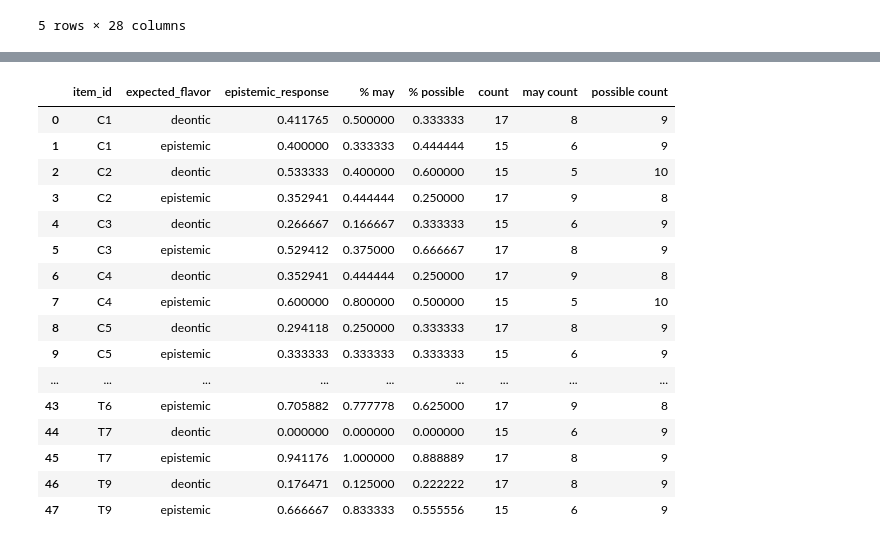
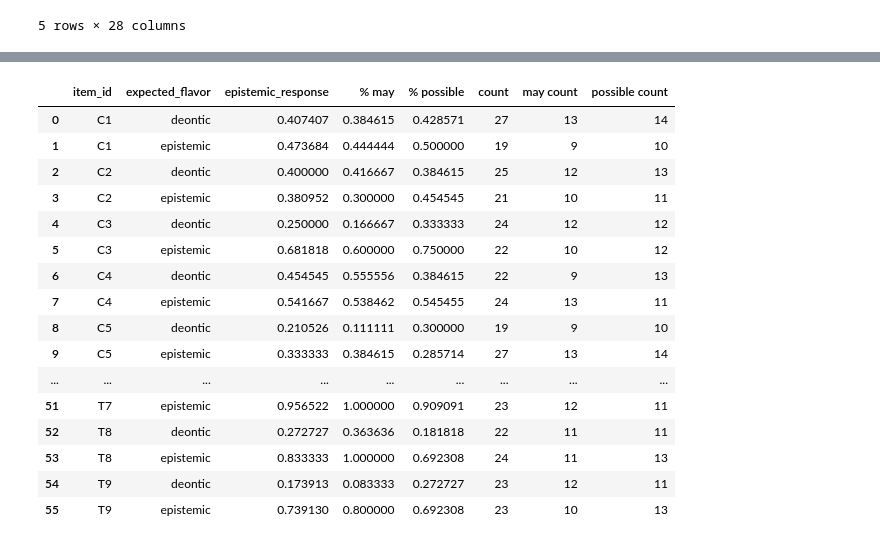
Before and after one commit to lucas-y-li/modal-learning, a Jupyter notebook: norming_results/analyze_results.ipynb, the cells around one changed output, grey strips where cells are left out. Saved outputs shown, nothing was run; the diff lists cells and outputs as text; code cells hidden in the pictures.

Commit message:
added new pilot results

```diff
--- a/norming_results/analyze_results.ipynb
+++ b/norming_results/analyze_results.ipynb
@@ -136,0 +183,3 @@ See the caveats in the documentation: https://pandas.pydata.org/pandas-docs/stab
+# %%
+results = pd.concat([results, results_remaining])
+print(results.shape)
@@ -136,0 +188,3 @@ See the caveats in the documentation: https://pandas.pydata.org/pandas-docs/stab
+# %%
+results["response_polarity"] = results["response"].apply(lambda x: " not " not in x)
+results[["response", "response_polarity"]]
@@ -138,6 +206,12 @@ See the caveats in the documentation: https://pandas.pydata.org/pandas-docs/stab
 # Your current coding:
 # future eventive = expected deontic
 # everything else = expected epistemic
+# negated if negative force or flavour test cases
+
 results["expected_flavour"] = results["temporal_orientation"].apply(
     lambda x: "deontic" if x == "future eventive" else "epistemic"
 )
+results["expected_flavour"] = results.apply(
+    lambda x: x["expected_flavour"] if x["response_polarity"] else "epistemic" if x["expected_flavour"] == "deontic" else "deontic",
+    axis=1
+)
@@ -187,6 +238,3 @@ binom_test(results, "order", "selected")
 # %%
-results["response_polarity"] = results["response"].apply(lambda x: " not " in x)
-
-# binom_test(results, ["expected_flavour", "response_polarity"], "selected")
-results.groupby(["expected_flavour", "response_polarity"])["selected"].value_counts()
+results.groupby(["expected_flavour", "response_polarity", "response_condition"])["selected"].value_counts()
 # %% [output]
@@ -383,46 +480,46 @@ possible            0.333333   0.538462               0.205128
 # %%
-item_analysis = df_no_wh.groupby([
+item_analysis = df.groupby([
     "item_id", "expected_flavor"
     ])["epistemic_response"].mean().reset_index()
 
-item_analysis["% may"] = df_no_wh[(df_no_wh["response_condition"] == "may")].groupby([
+item_analysis["% may"] = df[(df["response_condition"] == "may")].groupby([
     "item_id", "expected_flavor"
     ])["epistemic_response"].mean().reset_index()["epistemic_response"]
 
-item_analysis["% possible"] = df_no_wh[(df_no_wh["response_condition"] == "possible")].groupby([
+item_analysis["% possible"] = df[(df["response_condition"] == "possible")].groupby([
     "item_id", "expected_flavor"
     ])["epistemic_response"].mean().reset_index()["epistemic_response"]
 
-item_analysis["count"] = df_no_wh.groupby([
+item_analysis["count"] = df.groupby([
     "item_id", "expected_flavor"
     ])["epistemic_response"].count().reset_index()["epistemic_response"]
 
-item_analysis["may count"] = df_no_wh[(df_no_wh["response_condition"] == "may")].groupby([
+item_analysis["may count"] = df[(df["response_condition"] == "may")].groupby([
     "item_id", "expected_flavor"
     ])["epistemic_response"].count().reset_index()["epistemic_response"]
 
-item_analysis["possible count"] = df_no_wh[(df_no_wh["response_condition"] == "possible")].groupby([
+item_analysis["possible count"] = df[(df["response_condition"] == "possible")].groupby([
     "item_id", "expected_flavor"
     ])["epistemic_response"].count().reset_index()["epistemic_response"]
 
 item_analysis
 # %% [output]
 |  | item_id | expected_flavor | epistemic_response | % may | % possible | count | may count | possible count |
-| 0 | C1 | deontic | 0.411765 | 0.500000 | 0.333333 | 17 | 8 | 9 |
-| 1 | C1 | epistemic | 0.400000 | 0.333333 | 0.444444 | 15 | 6 | 9 |
-| 2 | C2 | deontic | 0.533333 | 0.400000 | 0.600000 | 15 | 5 | 10 |
-| 3 | C2 | epistemic | 0.352941 | 0.444444 | 0.250000 | 17 | 9 | 8 |
-| 4 | C3 | deontic | 0.266667 | 0.166667 | 0.333333 | 15 | 6 | 9 |
-| 5 | C3 | epistemic | 0.529412 | 0.375000 | 0.666667 | 17 | 8 | 9 |
-| 6 | C4 | deontic | 0.352941 | 0.444444 | 0.250000 | 17 | 9 | 8 |
-| 7 | C4 | epistemic | 0.600000 | 0.800000 | 0.500000 | 15 | 5 | 10 |
-| 8 | C5 | deontic | 0.294118 | 0.250000 | 0.333333 | 17 | 8 | 9 |
-| 9 | C5 | epistemic | 0.333333 | 0.333333 | 0.333333 | 15 | 6 | 9 |
+| 0 | C1 | deontic | 0.407407 | 0.384615 | 0.428571 | 27 | 13 | 14 |
+| 1 | C1 | epistemic | 0.473684 | 0.444444 | 0.500000 | 19 | 9 | 10 |
+| 2 | C2 | deontic | 0.400000 | 0.416667 | 0.384615 | 25 | 12 | 13 |
+| 3 | C2 | epistemic | 0.380952 | 0.300000 | 0.454545 | 21 | 10 | 11 |
+| 4 | C3 | deontic | 0.250000 | 0.166667 | 0.333333 | 24 | 12 | 12 |
+| 5 | C3 | epistemic | 0.681818 | 0.600000 | 0.750000 | 22 | 10 | 12 |
+| 6 | C4 | deontic | 0.454545 | 0.555556 | 0.384615 | 22 | 9 | 13 |
+| 7 | C4 | epistemic | 0.541667 | 0.538462 | 0.545455 | 24 | 13 | 11 |
+| 8 | C5 | deontic | 0.210526 | 0.111111 | 0.300000 | 19 | 9 | 10 |
+| 9 | C5 | epistemic | 0.333333 | 0.384615 | 0.285714 | 27 | 13 | 14 |
 | ... | ... | ... | ... | ... | ... | ... | ... | ... |
-| 43 | T6 | epistemic | 0.705882 | 0.777778 | 0.625000 | 17 | 9 | 8 |
-| 44 | T7 | deontic | 0.000000 | 0.000000 | 0.000000 | 15 | 6 | 9 |
-| 45 | T7 | epistemic | 0.941176 | 1.000000 | 0.888889 | 17 | 8 | 9 |
-| 46 | T9 | deontic | 0.176471 | 0.125000 | 0.222222 | 17 | 8 | 9 |
-| 47 | T9 | epistemic | 0.666667 | 0.833333 | 0.555556 | 15 | 6 | 9 |
+| 51 | T7 | epistemic | 0.956522 | 1.000000 | 0.909091 | 23 | 12 | 11 |
+| 52 | T8 | deontic | 0.272727 | 0.363636 | 0.181818 | 22 | 11 | 11 |
+| 53 | T8 | epistemic | 0.833333 | 1.000000 | 0.692308 | 24 | 11 | 13 |
+| 54 | T9 | deontic | 0.173913 | 0.083333 | 0.272727 | 23 | 12 | 11 |
+| 55 | T9 | epistemic | 0.739130 | 0.800000 | 0.692308 | 23 | 10 | 13 |
 # %%
 item_analysis.to_csv("whole_scenario_grouped_results.csv")
```
Also changed, not shown: parts of 26 cells of this notebook, 12 other files.
